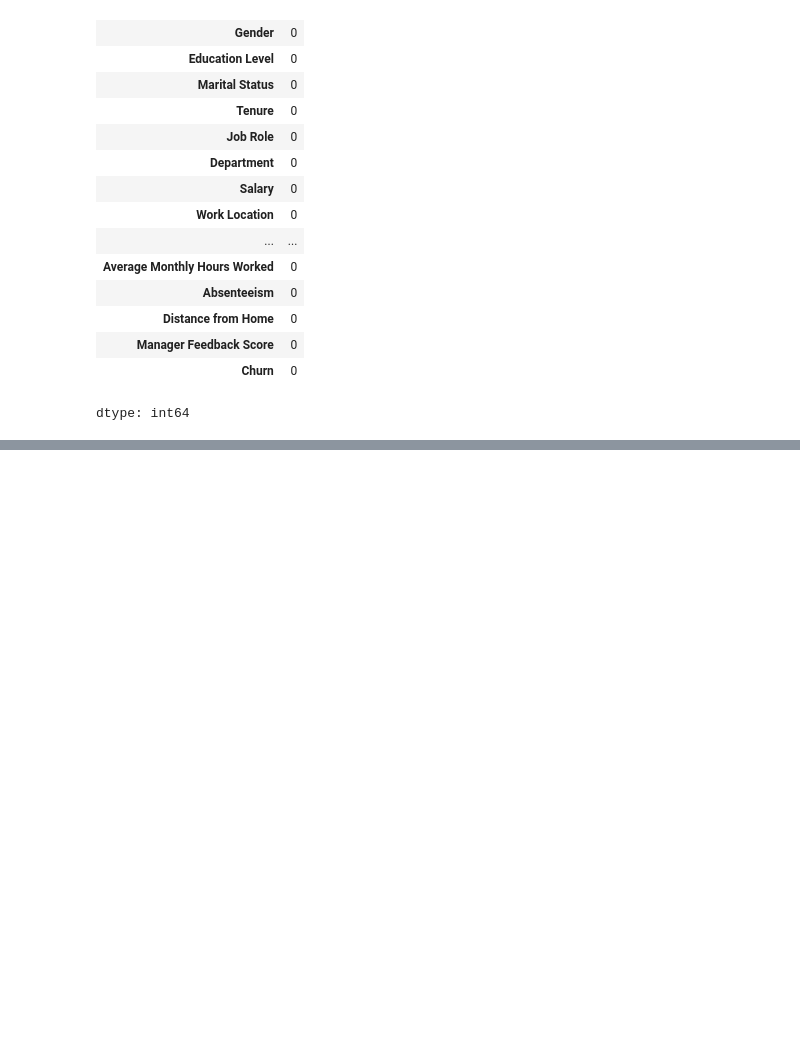
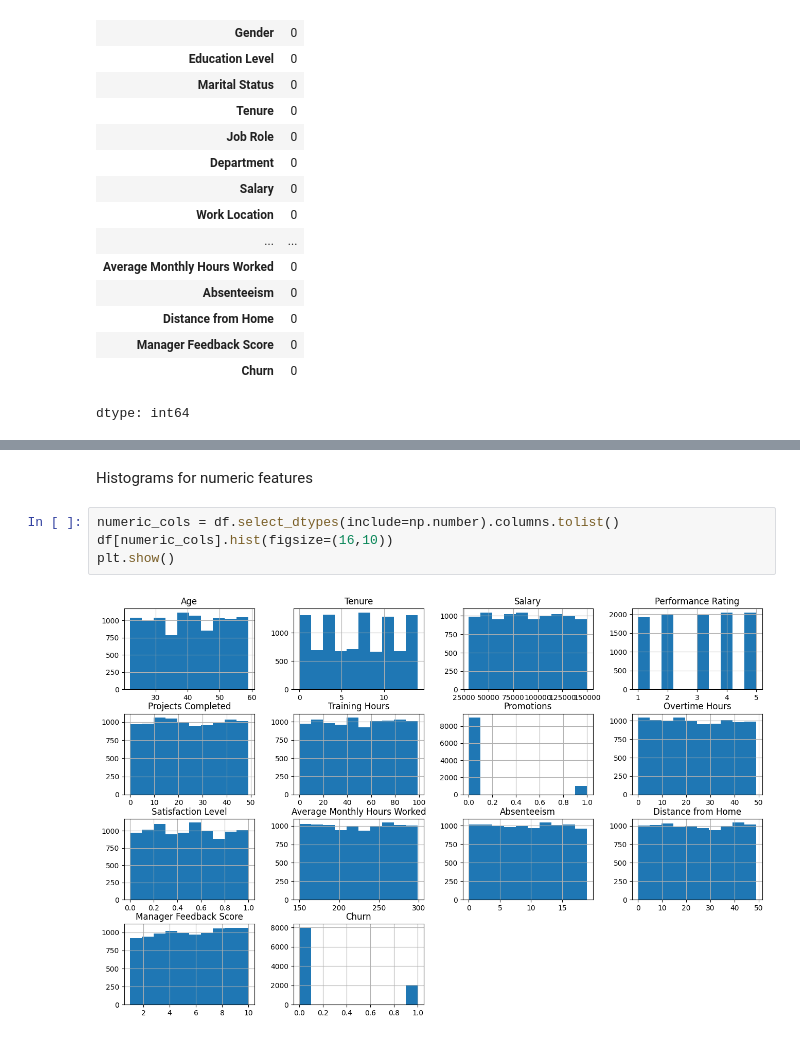
Before and after one commit to serahnjogu-new/Employee-churn-full-pipeline, a Jupyter notebook: Employee_churn_full_pipeline.ipynb, the cells around one changed output, grey strips where cells are left out. Drawn from its saved outputs; the diff is of its cells as text; blank space fills up the shorter version.

```diff
--- a/Employee_churn_full_pipeline.ipynb
+++ b/Employee_churn_full_pipeline.ipynb
@@ -88,0 +103,8 @@ dtype: int64
+# %% [markdown]
+Histograms for numeric features
+# %%
+numeric_cols = df.select_dtypes(include=np.number).columns.tolist()
+df[numeric_cols].hist(figsize=(16,10))
+plt.show()
+# %% [output]
+[figure, added]
```
Also changed, not shown: parts of 27 cells of this notebook.
